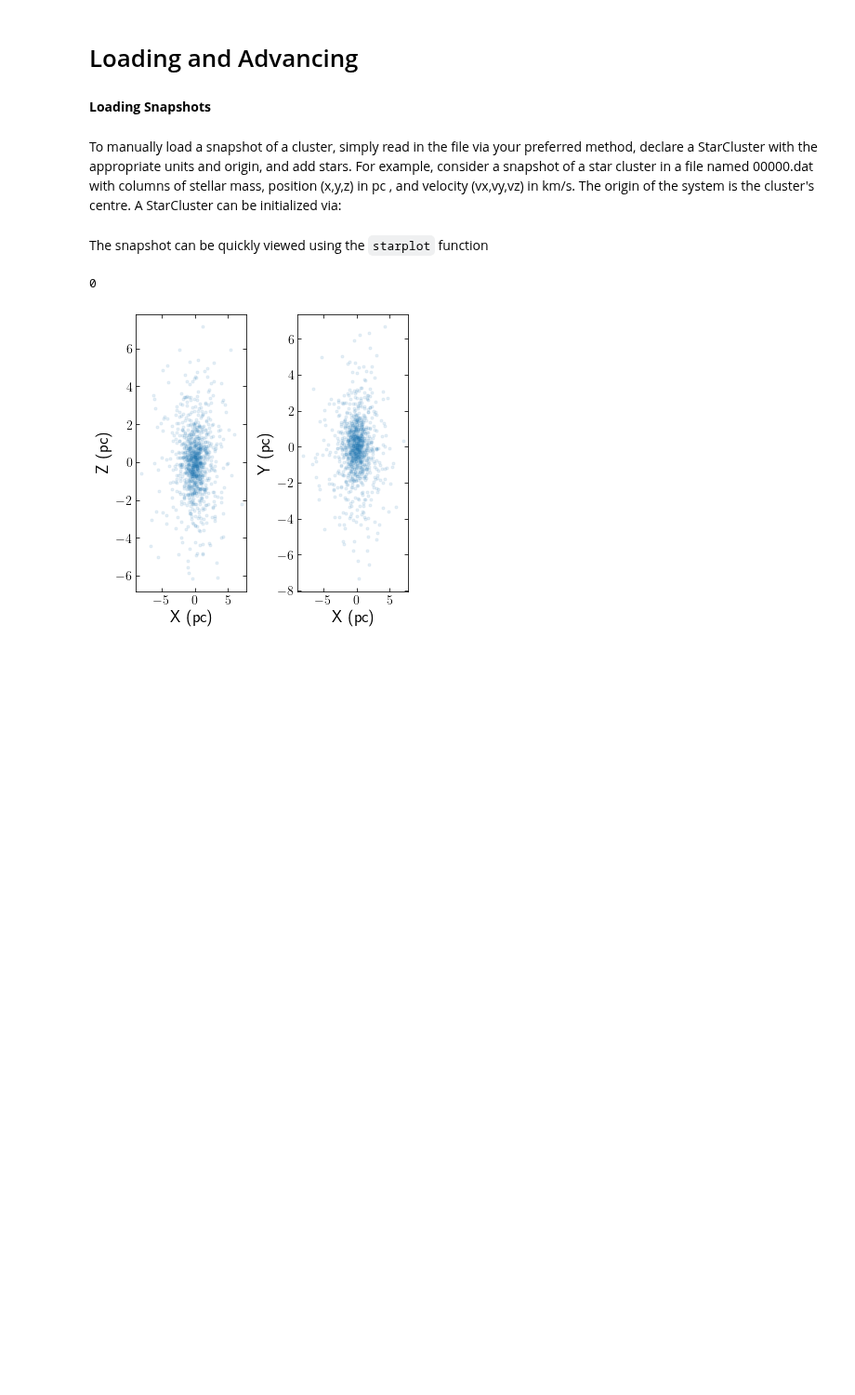
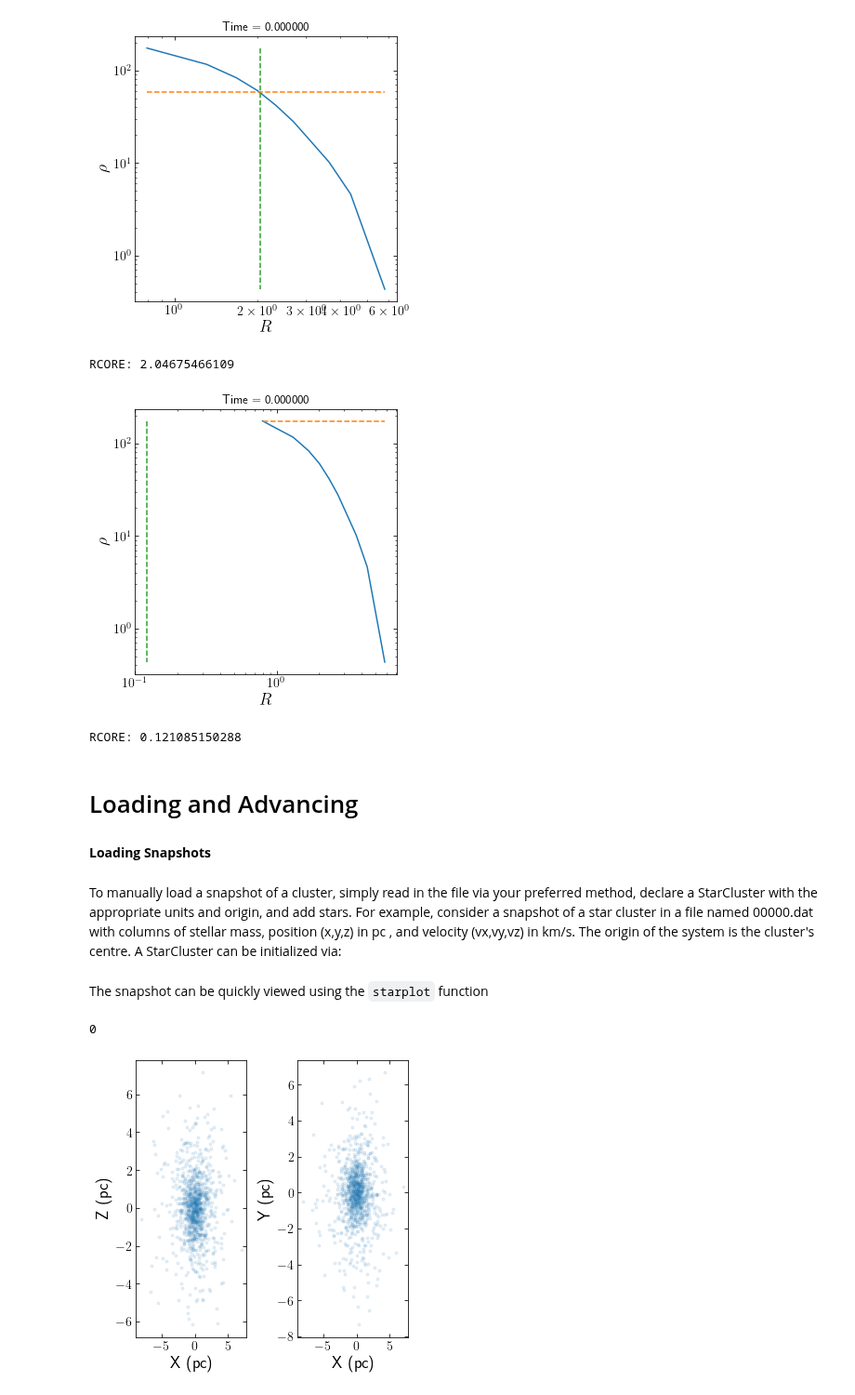
Before and after one commit to webbjj/clustertools, a Jupyter notebook: docs/source/notebooks/loading_and_advancing.ipynb, the cells around one changed output. Shown at 93% size. Saved outputs shown, nothing was run; the diff lists cells and outputs as text; code cells hidden in the pictures; blank space fills up the shorter version.

```diff
--- a/docs/source/notebooks/loading_and_advancing.ipynb
+++ b/docs/source/notebooks/loading_and_advancing.ipynb
@@ -3,6 +3,26 @@ import clustertools as ctools
 import numpy as np
 from astropy.table import QTable
 import matplotlib.pyplot as plt
+# %%
+def test_rcore(tol=0.2):
+    cluster=ctools.setup_cluster('limepy',model='king',phi0=3.,r0=2.,M=1e4)
+    rc=ctools.rcore(cluster,method='isothermal',plot=True)
+    plt.show()
+    plt.close()
+    print('RCORE:',rc)
+    assert np.fabs(rc-2.) <= tol
+
+    rc=ctools.rcore(cluster,method='heggie2003',plot=True)
+    plt.show()
+    plt.close()
+    print('RCORE:',rc)
+# %%
+test_rcore()
+# %% [output]
+[figure, added]
+RCORE: 2.04675466109
+[figure, added]
+RCORE: 0.121085150288
 # %% [markdown]
 # Loading and Advancing
 # %% [markdown]
```
Also changed, not shown: 17 other files.
